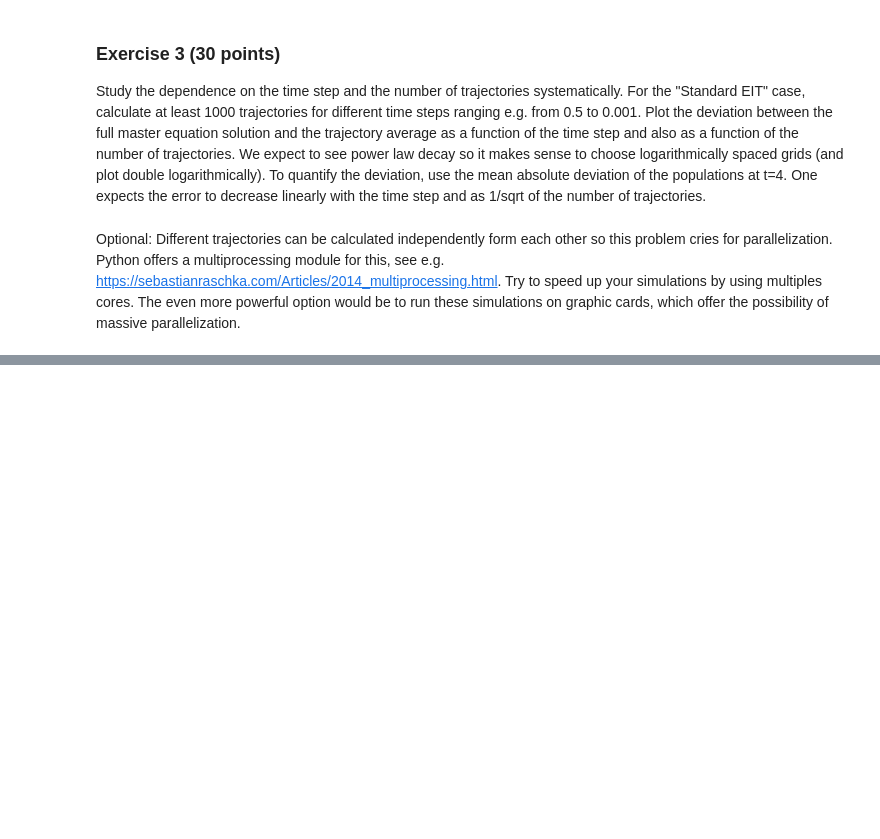
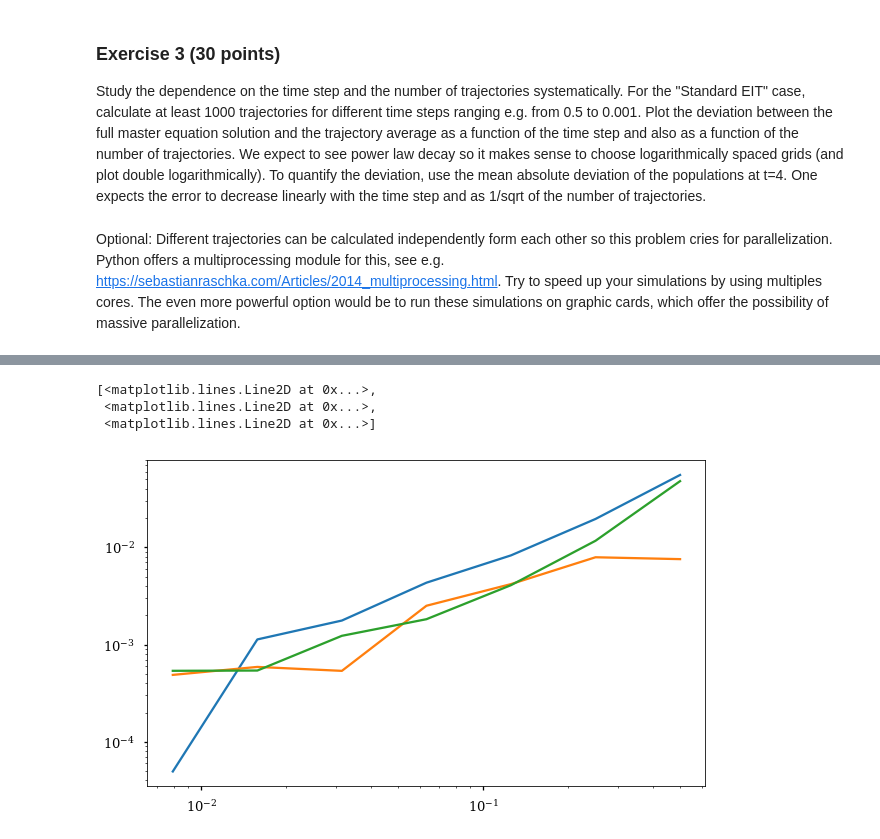
Before and after one commit to mathieukaltschmidt/Computational-Quantum-Dynamics, a Jupyter notebook: Exercise sheet 10/exercise10_Mathieu-Kaltschmidt_Carl-von-Randow.ipynb, the cells around one changed output, grey strips where cells are left out. Saved outputs shown, nothing was run; the diff lists cells and outputs as text; code cells hidden in the pictures; blank space fills up the shorter version.

```diff
--- a/Exercise sheet 10/exercise10_Mathieu-Kaltschmidt_Carl-von-Randow.ipynb
+++ b/Exercise sheet 10/exercise10_Mathieu-Kaltschmidt_Carl-von-Randow.ipynb
@@ -264,0 +468,7 @@ Try to speed up your simulations by using multiples cores. The even more powerfu
+# %%
+plt.loglog(dt, np.abs(deviation_4))
+# %% [output]
+[<matplotlib.lines.Line2D at 0x...>,
+ <matplotlib.lines.Line2D at 0x...>,
+ <matplotlib.lines.Line2D at 0x...>]
+[figure, added]
```
Also changed, not shown: parts of 30 cells of this notebook.
